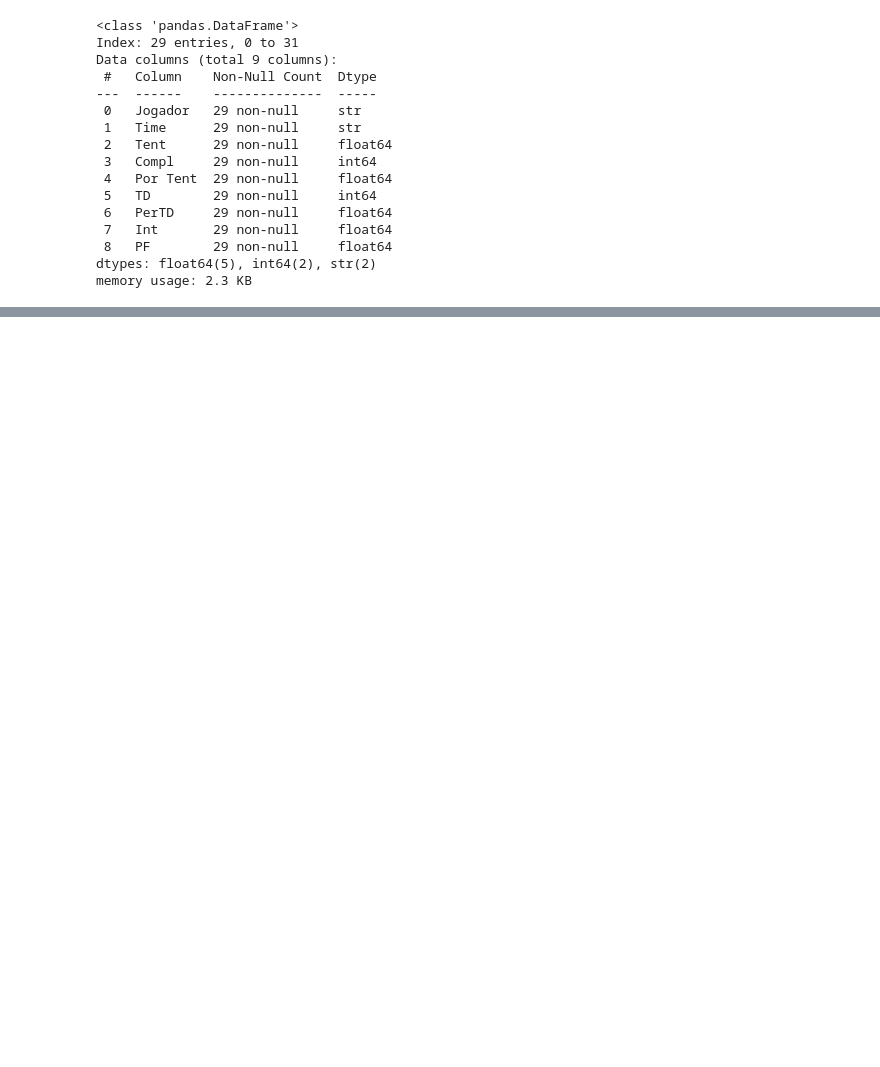
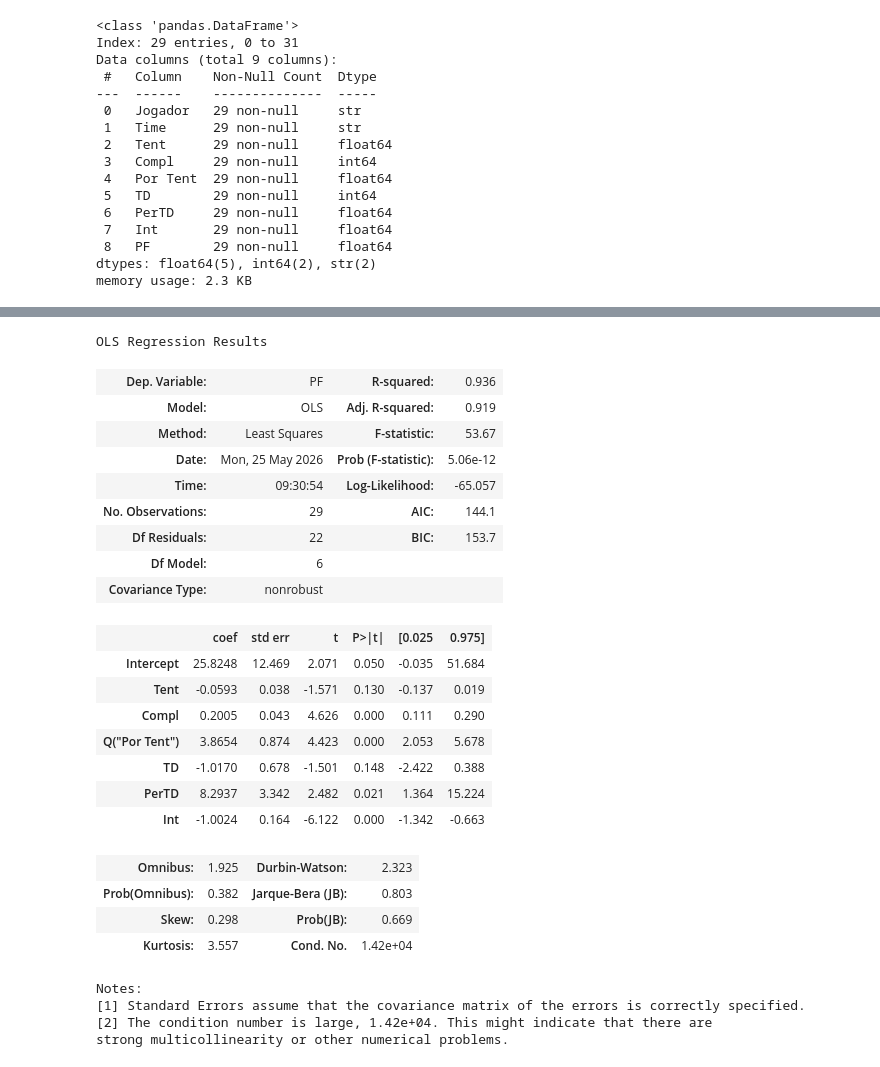
Before and after one commit to LuigiZanon/LNF-analises, a Jupyter notebook: analise.ipynb, the cells around one changed output, grey strips where cells are left out. Cells and saved outputs as stored; diff of their text form; code cells hidden in the pictures; blank space fills up the shorter version.

Commit message:
feat(modelo): desenvolvidas células .md pré-existentes e feitos os modelos de regressão (completo e final)

```diff
--- a/analise.ipynb
+++ b/analise.ipynb
@@ -91,0 +154,36 @@ A escolha inicial de variáveis inclui todas **(ADICIONAR JUSTIFICATIVA INDIVIDU
+# %%
+# Estimação do modelo de regressão linear múltipla com as variáveis selecionadas
+modelo_completo = sm.OLS.from_formula(
+    'PF ~ Tent + Compl + Q("Por Tent") + TD + PerTD + Int',
+    data
+).fit()
+
+# Parâmetros do 'modelo_completo'
+modelo_completo.summary()
+# %% [output]
+OLS Regression Results
+| Dep. Variable: | PF | R-squared: | 0.936 |
+| Model: | OLS | Adj. R-squared: | 0.919 |
+| Method: | Least Squares | F-statistic: | 53.67 |
+| Date: | Mon, 25 May 2026 | Prob (F-statistic): | 5.06e-12 |
+| Time: | 09:30:54 | Log-Likelihood: | -65.057 |
+| No. Observations: | 29 | AIC: | 144.1 |
+| Df Residuals: | 22 | BIC: | 153.7 |
+| Df Model: | 6 |  |  |
+| Covariance Type: | nonrobust |  |  |
+|  | coef | std err | t | P>|t| | [0.025 | 0.975] |
+| Intercept | 25.8248 | 12.469 | 2.071 | 0.050 | -0.035 | 51.684 |
+| Tent | -0.0593 | 0.038 | -1.571 | 0.130 | -0.137 | 0.019 |
+| Compl | 0.2005 | 0.043 | 4.626 | 0.000 | 0.111 | 0.290 |
+| Q("Por Tent") | 3.8654 | 0.874 | 4.423 | 0.000 | 2.053 | 5.678 |
+| TD | -1.0170 | 0.678 | -1.501 | 0.148 | -2.422 | 0.388 |
+| PerTD | 8.2937 | 3.342 | 2.482 | 0.021 | 1.364 | 15.224 |
+| Int | -1.0024 | 0.164 | -6.122 | 0.000 | -1.342 | -0.663 |
+| Omnibus: | 1.925 | Durbin-Watson: | 2.323 |
+| Prob(Omnibus): | 0.382 | Jarque-Bera (JB): | 0.803 |
+| Skew: | 0.298 | Prob(JB): | 0.669 |
+| Kurtosis: | 3.557 | Cond. No. | 1.42e+04 |
+Notes:
+[1] Standard Errors assume that the covariance matrix of the errors is correctly specified.
+[2] The condition number is large, 1.42e+04. This might indicate that there are
+strong multicollinearity or other numerical problems.
```
Also changed, not shown: parts of 18 cells of this notebook, 2 other files.
